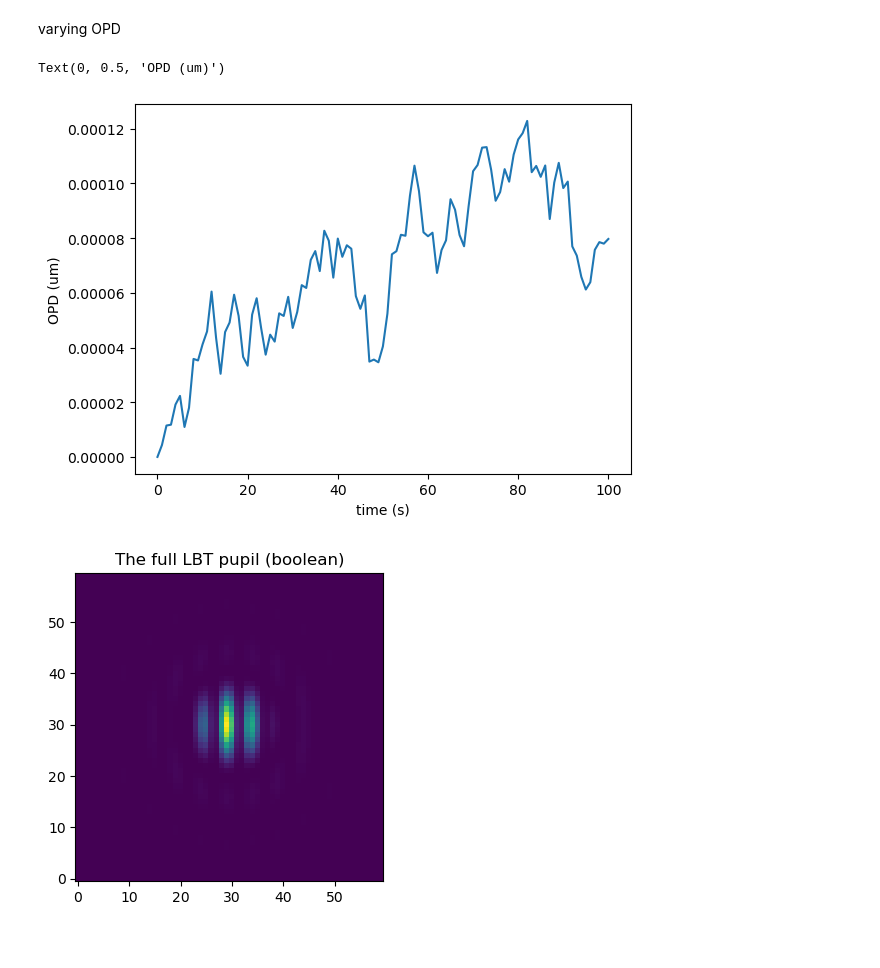
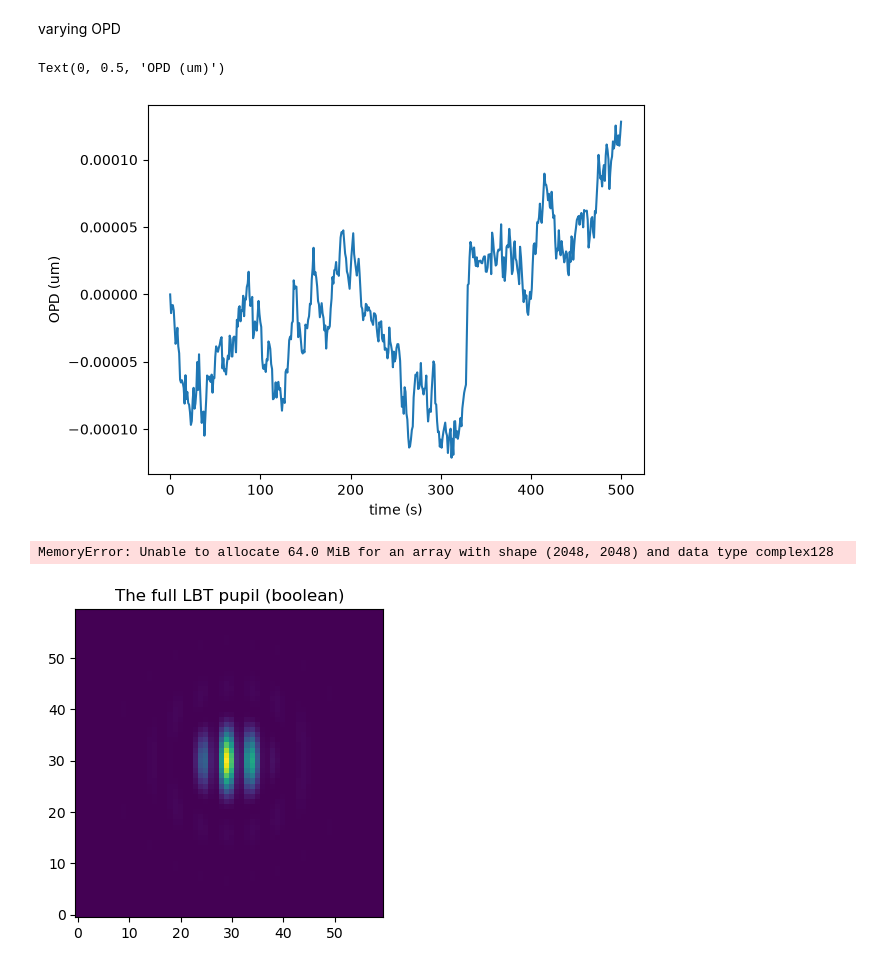
Before and after one commit to elenafolch/MSc-semester-project, a Jupyter notebook: simulate_images.ipynb, the cells around one changed output. Cells and saved outputs as stored; diff of their text form; code cells hidden in the pictures.

```diff
--- a/simulate_images.ipynb
+++ b/simulate_images.ipynb
@@ -150,26 +150,29 @@ varying OPD
 # %%
 #varying phase
 
-N = 100
+N = 500
 
 random_steps = np.random.normal(loc=0, scale=10e-6, size = N)
 
 varied_OPD = np.concatenate([[0], np.cumsum(random_steps)])
 
 plt.plot(varied_OPD)
 plt.xlabel('time (s)')
 plt.ylabel('OPD (um)')
 # %% [output]
 Text(0, 0.5, 'OPD (um)')
-[figure, old version]
+[figure, new version]
 # %%
 intensities = []
 phase_pupils = []
+from tqdm import tqdm
 
-for opd in varied_OPD:
+for opd in tqdm(varied_OPD):
     intensity, phase_pupil  = make_intensity(opd=opd, tilt_asec=0, tip_asec=0, wavel=3.7e-6, n_pix=2048, d=8.25, ps_lmir=0.0107)
     intensities.append(crop_center(intensity, half=30))
     phase_pupils.append(phase_pupil)
+# %% [output]
+MemoryError: Unable to allocate 64.0 MiB for an array with shape (2048, 2048) and data type complex128
 # %%
 fig, axes = plt.subplots(1, 1, figsize=(4, 4))
 axes.imshow(intensities[60], origin="lower")
```
Also changed, not shown: 5 other files.
